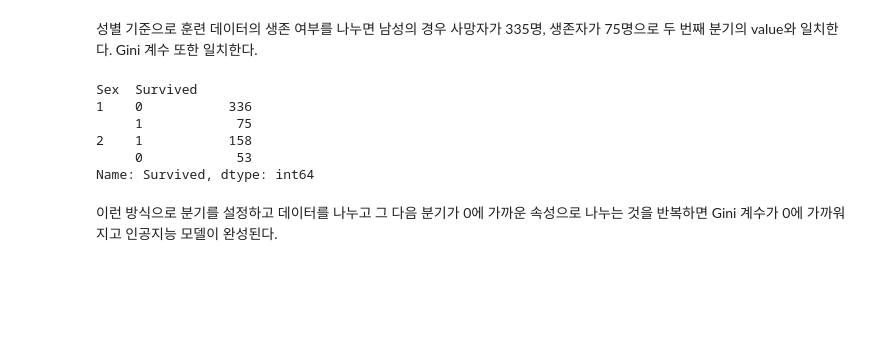
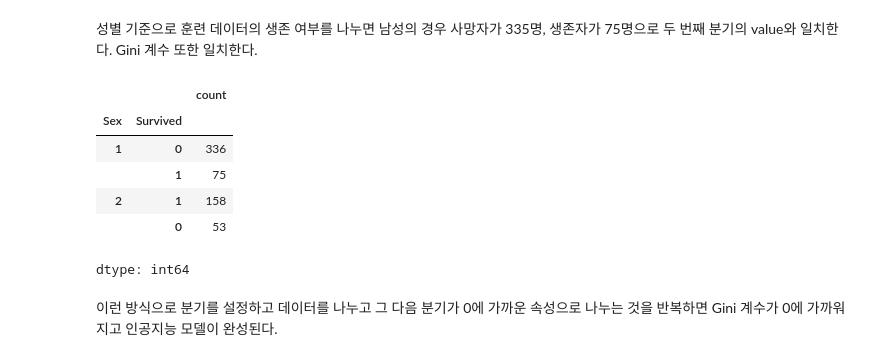
Before and after one commit to paira85/AI_smaple, a Jupyter notebook: 4_타이타닉_생존자_예측(학습지).ipynb, the cells around one changed output. Cells and saved outputs as stored; diff of their text form; code cells hidden in the pictures; blank space fills up the shorter version.

```diff
--- a/4_타이타닉_생존자_예측(학습지).ipynb
+++ b/4_타이타닉_생존자_예측(학습지).ipynb
@@ -386,15 +399,15 @@ X =
 # %%
 #훈련 데이터와 테스트 데이터
-from sklearn.model_selection import
-X_train, X_test, Y_train, Y_test =
+from sklearn.model_selection import train_test_split
+X_train, X_test, Y_train, Y_test = train_test_split(X,Y,test_size=0.3,random_state=7)
 X_train.shape, X_test.shape, Y_train.shape, Y_test.shape
 # %% [output]
 ((622, 8), (267, 8), (622,), (267,))
 # %%
 #의사결정 트리 알고리즘 호출 및 학습
-from sklearn.tree import
-dt =
-dt.
+from sklearn.tree import DecisionTreeClassifier
+dt = DecisionTreeClassifier()
+dt.fit(X_train,Y_train)
 # %% [output]
 DecisionTreeClassifier()
 # %% [markdown]
@@ -485,11 +504,11 @@ True
  max_features는 속성의 수를 입력하고 X_train과 Y_train 데이터로 학습을 시키면 된다.
 # %%
 #랜덤 포레스트 모델 정의
-from sklearn.ensemble import
+from sklearn.ensemble import RandomForestClassifier
 
 #트리 개수 최대 50개
-rf =
-rf.
+rf = RandomForestClassifier(max_features=8, n_estimators=50, random_state=7)
+rf.fit(X_train,Y_train)
 # %% [output]
 RandomForestClassifier(max_features=8, n_estimators=50, random_state=7)
 # %%
@@ -541,7 +560,7 @@ Y_train의 값을 넣어 데이터(train_data)에 저장한다.
 그 후 ‘Survived’ 속성으로 묶은 후 성별 갯수를 파악하면 사망자는 남녀 합쳐 389명, 생존자는 233명이다.
 # %%
 #X_train 데이터와 Y_train 데이터 합치기
-train_data =
-train_data['Survived'] =
+train_data = X_train
+train_data['Survived'] = Y_train.values
 # %%
 #생존 여부로 묶은 후 데이터 수 출력
@@ -557,13 +577,14 @@ Name: Sex, dtype: int64
 성별 기준으로 훈련 데이터의 생존 여부를 나누면 남성의 경우 사망자가 335명, 생존자가 75명으로 두 번째 분기의 value와 일치한다. Gini 계수 또한 일치한다.
 # %%
 #성별에 따른 생존 여부 데이터 수 출력
-train_data.
+train_data.groupby('Sex')['Survived'].value_counts()
 # %% [output]
+|  |  | count |
+| Sex | Survived |  |
+| 1 | 0 | 336 |
+|  | 1 | 75 |
+| 2 | 1 | 158 |
+|  | 0 | 53 |
-Sex  Survived
-1    0           336
-     1            75
-2    1           158
-     0            53
-Name: Survived, dtype: int64
+dtype: int64
 # %% [markdown]
 이런 방식으로 분기를 설정하고 데이터를 나누고 그 다음 분기가 0에 가까운 속성으로 나누는 것을 반복하면 Gini 계수가 0에 가까워지고 인공지능 모델이 완성된다.
```
Also changed, not shown: parts of 29 cells of this notebook.
